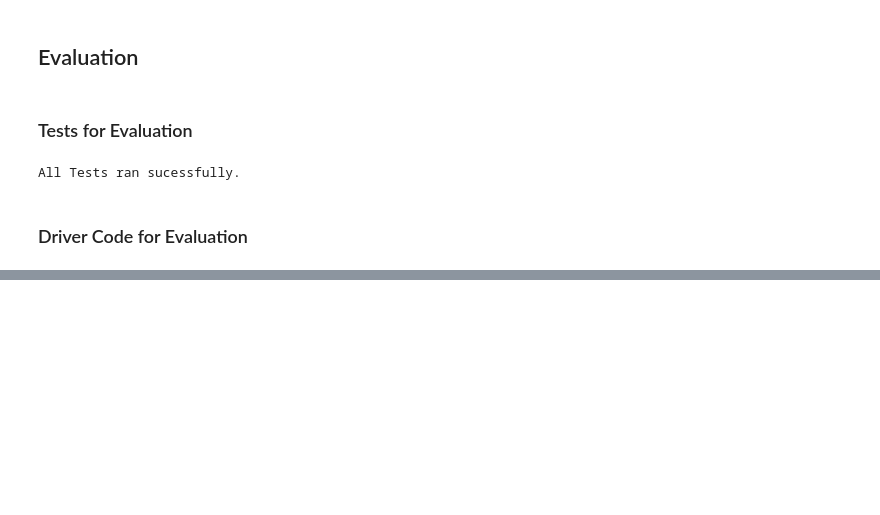
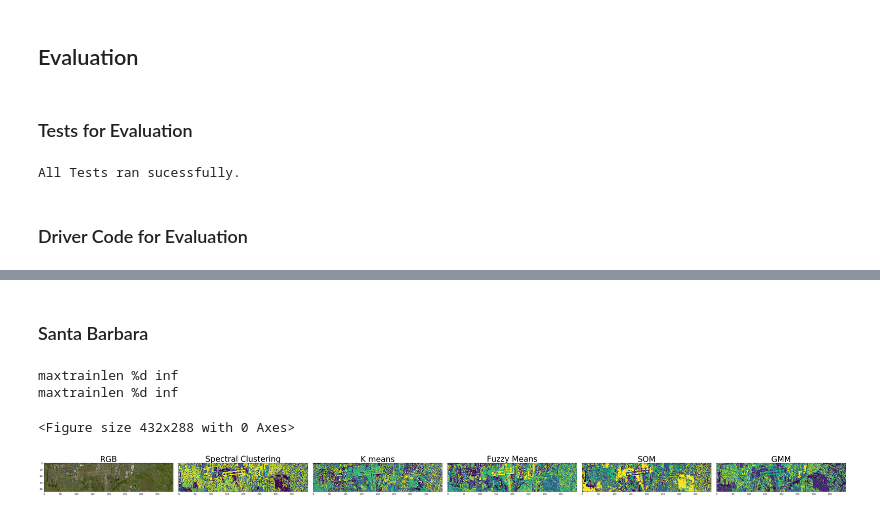
Before and after one commit to rachit-ranjan16/ImSegClust, a Jupyter notebook: Clustering and Evaluation.ipynb, the cells around one changed output, grey strips where cells are left out. Cells and saved outputs as stored; diff of their text form; code cells hidden in the pictures; blank space fills up the shorter version.

```diff
--- a/Clustering and Evaluation.ipynb
+++ b/Clustering and Evaluation.ipynb
@@ -360,0 +392,61 @@ df
+# %% [markdown]
+### Santa Barbara
+# %%
+img = sanbar['rgb']
+shape = img.shape
+plt.figure(1010)
+f, axes = plt.subplots(1, 6, sharey=True,figsize=(50,11))
+axes[0].imshow(sanbar['rgb'])
+axes[0].set_title('RGB', fontsize=35)
+
+
+# Dimensionality Reduction for Hyperimage
+img = sanbar['hyperimage']
+n_components = 5
+shape = img.shape
+hyper = img.flatten().reshape(shape[0]*shape[1],shape[2])
+pca = PCA(n_components=n_components, svd_solver='auto').fit(hyper)
+img = pca.transform(hyper).reshape(shape[0],shape[1],n_components)
+
+# Resetting Shape in case input was hyper image and underwent dimensionality reduction
+shape = img.shape
+
+[l,w,h] = img.shape
+down = img.reshape(l*w,h)
+sp = SpectralClustering(n_clusters=10, eigen_solver='arpack', affinity="nearest_neighbors")
+sp.fit_predict(down)
+labels = sp.labels_
+outlabels = labels.reshape(l,w)
+
+axes[1].imshow(outlabels)
+axes[1].set_title('Spectral Clustering', fontsize=35)
+
+
+n_clusters = 10
+
+KM_out_labels = k_means_clustering(n_clusters=n_clusters, inp_image=img)
+axes[2].imshow(KM_out_labels)
+axes[2].set_title('K means', fontsize=35)
+
+FM_out_labels = fuzzy_c_means(n_clusters=n_clusters, inp_image=img)
+axes[3].imshow(FM_out_labels)
+axes[3].set_title('Fuzzy Means', fontsize=35)
+
+SOM_out_labels = SOM(n_clusters=n_clusters,n_job=5, map_dim=20, inp_image=img)
+axes[4].imshow(SOM_out_labels)
+axes[4].set_title('SOM', fontsize=35)
+
+gmm = GaussianMixture(n_components=10, covariance_type='full', max_iter=20, random_state=0)
+gmm.fit(down)
+GMM_out_labels = gmm.predict(down)
+GMM_out_labels = GMM_out_labels.reshape(l,w)
+axes[5].imshow(GMM_out_labels)
+axes[5].set_title('GMM', fontsize=35)
+
+f.tight_layout()
+# f.savefig('SanBar HyperImage Clustering_5.png')
+# %% [output]
+maxtrainlen %d inf
+maxtrainlen %d inf
+<Figure size 432x288 with 0 Axes>
+[figure, added]
```
Also changed, not shown: parts of 4 cells of this notebook.
